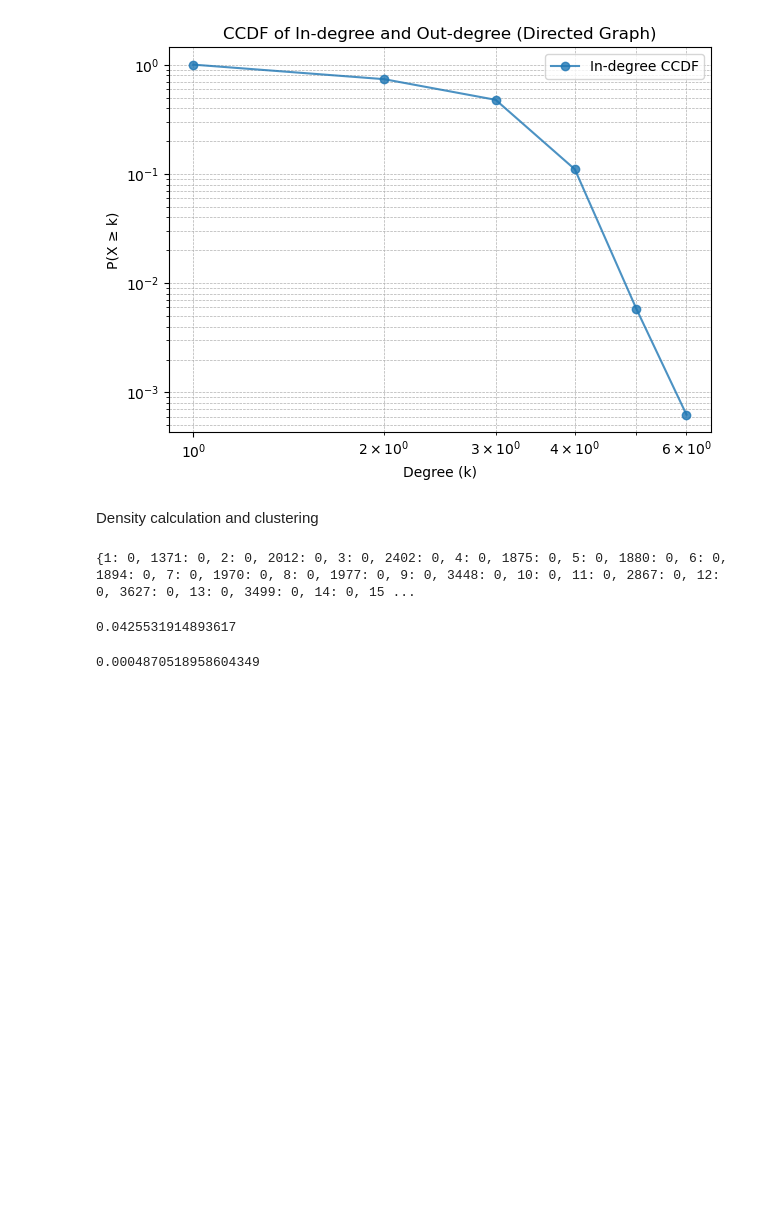
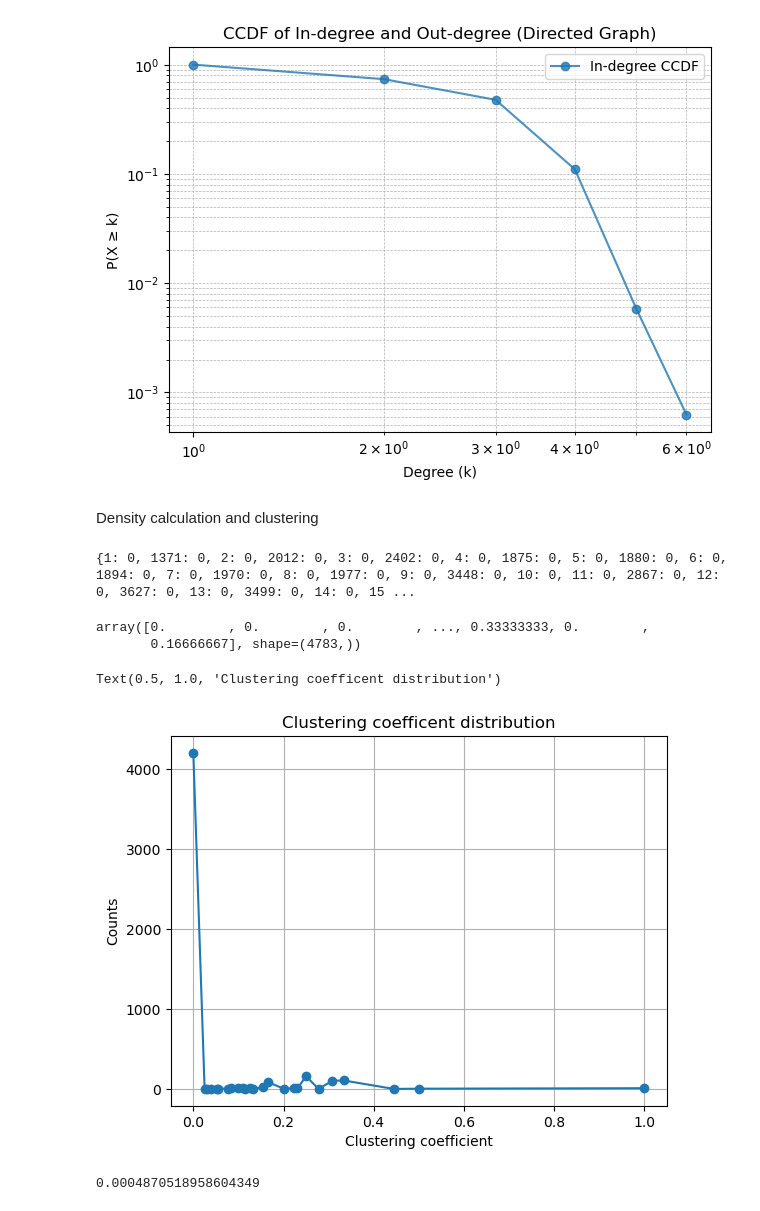
Before and after one commit to pocem/goldcoast_road_traffic_network, a Jupyter notebook: EDA.ipynb, the cells around one changed output. Drawn from its saved outputs; the diff is of its cells as text; code cells hidden in the pictures; blank space fills up the shorter version.

```diff
--- a/EDA.ipynb
+++ b/EDA.ipynb
@@ -74,18 +74,33 @@ plt.show()
 Density calculation and clustering
 # %%
 #Clustering
+from collections import Counter
 clust = nx.clustering(G, nodes = None, weight= None)
 print(clust)
 val = clust.values()
 trans = nx.transitivity(G)
-sum(val)/Nodes
+np.unique(val)
 
 """
 Clustering appears to be most 0. this could be because they dont create triangles, but squares!
 """
+vals = np.array(list(clust.values()))
+unique_vals, counts = np.unique(vals, return_counts=True)
+vals
 # %% [output]
 {1: 0, 1371: 0, 2: 0, 2012: 0, 3: 0, 2402: 0, 4: 0, 1875: 0, 5: 0, 1880: 0, 6: 0, 1894: 0, 7: 0, 1970: 0, 8: 0, 1977: 0, 9: 0, 3448: 0, 10: 0, 11: 0, 2867: 0, 12: 0, 3627: 0, 13: 0, 3499: 0, 14: 0, 15 ...
-0.0425531914893617
+array([0.        , 0.        , 0.        , ..., 0.33333333, 0.        ,
+       0.16666667], shape=(4783,))
+# %%
+import seaborn as sns
+plt.plot(unique_vals,counts, marker="o")
+plt.grid()
+plt.xlabel("Clustering coefficient")
+plt.ylabel("Counts")
+plt.title("Clustering coefficent distribution")
+# %% [output]
+Text(0.5, 1.0, 'Clustering coefficent distribution')
+[figure, added]
 # %%
 density = nx.density(G)
 density
```
Also changed, not shown: parts of 9 cells of this notebook, 4 other files.
